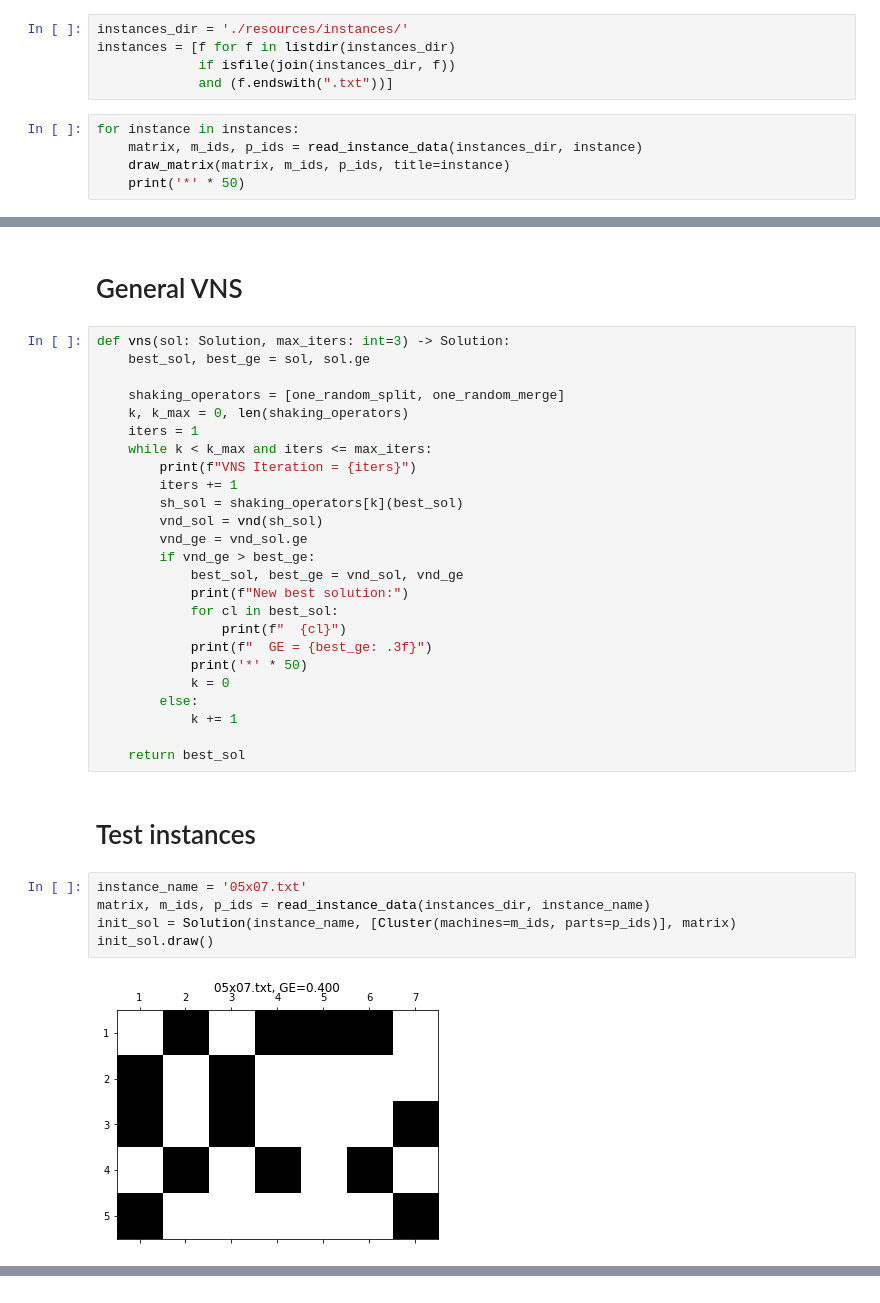
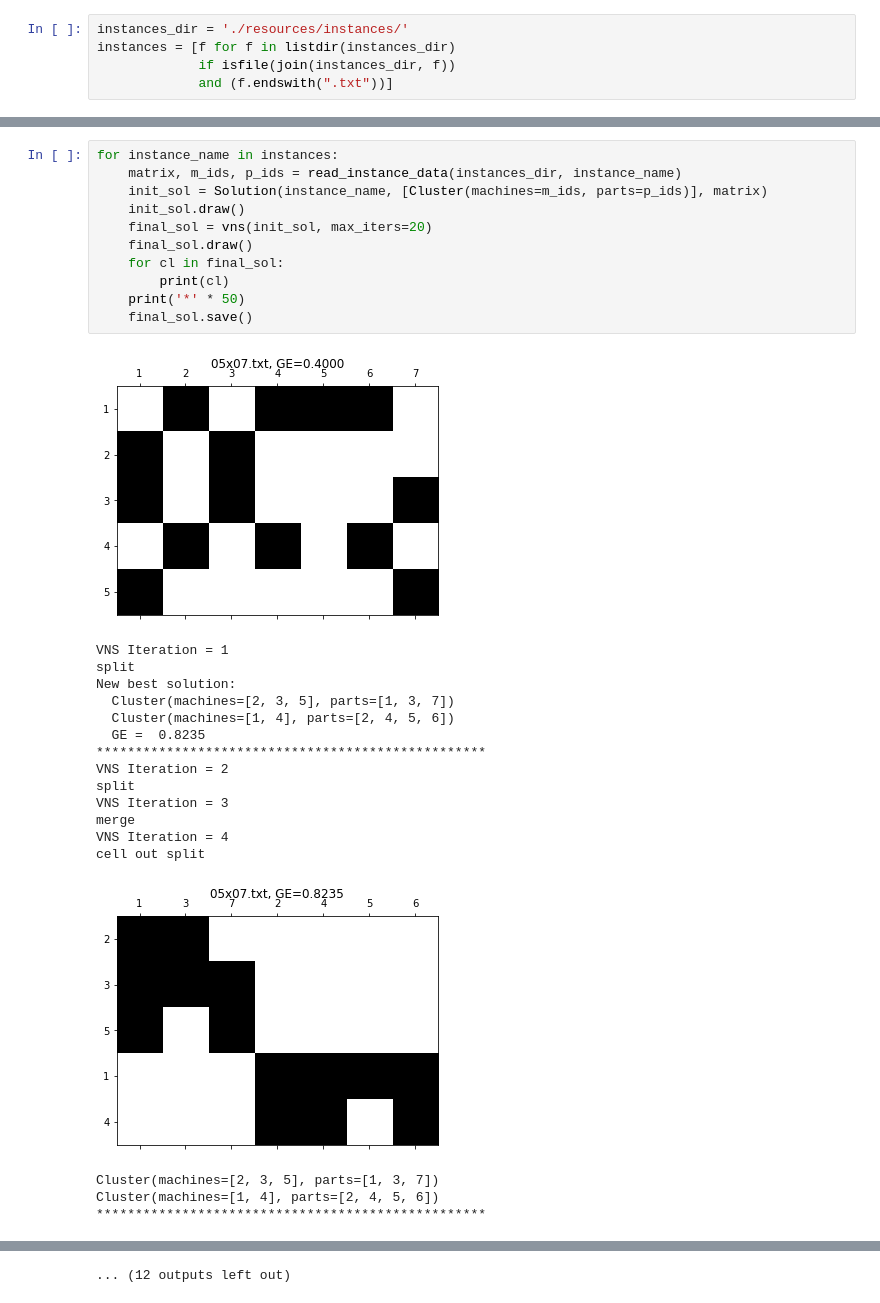
Before and after one commit to zaktan8/optimization_problems, a Jupyter notebook: 2_VNS_for_CFP/VNS.ipynb, the cells around one changed output, grey strips where cells are left out. Saved outputs shown, nothing was run; the diff lists cells and outputs as text.

```diff
--- a/2_VNS_for_CFP/VNS.ipynb
+++ b/2_VNS_for_CFP/VNS.ipynb
@@ -52,8 +295,3 @@ instances_dir = './resources/instances/'
 instances = [f for f in listdir(instances_dir)
              if isfile(join(instances_dir, f))
              and (f.endswith(".txt"))]
-# %%
-for instance in instances:
-    matrix, m_ids, p_ids = read_instance_data(instances_dir, instance)
-    draw_matrix(matrix, m_ids, p_ids, title=instance)
-    print('*' * 50)
@@ -303,36 +298,30 @@ def vnd(sol: Solution) -> Solution:
-# %% [markdown]
-# General VNS
-# %%
-def vns(sol: Solution, max_iters: int=3) -> Solution:
-    best_sol, best_ge = sol, sol.ge
-
-    shaking_operators = [one_random_split, one_random_merge]
-    k, k_max = 0, len(shaking_operators)
-    iters = 1
-    while k < k_max and iters <= max_iters:
-        print(f"VNS Iteration = {iters}")
-        iters += 1
-        sh_sol = shaking_operators[k](best_sol)
-        vnd_sol = vnd(sh_sol)
-        vnd_ge = vnd_sol.ge
-        if vnd_ge > best_ge:
-            best_sol, best_ge = vnd_sol, vnd_ge
-            print(f"New best solution:")
-            for cl in best_sol:
-                print(f"  {cl}")
-            print(f"  GE = {best_ge: .3f}")
-            print('*' * 50)
-            k = 0
-        else:
-            k += 1
-
-    return best_sol
-# %% [markdown]
-# Test instances
 # %%
-instance_name = '05x07.txt'
-matrix, m_ids, p_ids = read_instance_data(instances_dir, instance_name)
-init_sol = Solution(instance_name, [Cluster(machines=m_ids, parts=p_ids)], matrix)
-init_sol.draw()
+for instance_name in instances:
+    matrix, m_ids, p_ids = read_instance_data(instances_dir, instance_name)
+    init_sol = Solution(instance_name, [Cluster(machines=m_ids, parts=p_ids)], matrix)
+    init_sol.draw()
+    final_sol = vns(init_sol, max_iters=20)
+    final_sol.draw()
+    for cl in final_sol:
+        print(cl)
+    print('*' * 50)
+    final_sol.save()
 # %% [output]
-[figure, old version]
+[figure, new version]
+VNS Iteration = 1
+split
+New best solution:
+  Cluster(machines=[2, 3, 5], parts=[1, 3, 7])
+  Cluster(machines=[1, 4], parts=[2, 4, 5, 6])
+  GE =  0.8235
+**************************************************
+VNS Iteration = 2
+split
+VNS Iteration = 3
+merge
+VNS Iteration = 4
+cell out split
+[figure, added]
+Cluster(machines=[2, 3, 5], parts=[1, 3, 7])
+Cluster(machines=[1, 4], parts=[2, 4, 5, 6])
+**************************************************
@@ -338,0 +380 @@ init_sol.draw()
+... (12 outputs left out)
```
Also changed, not shown: parts of 34 cells of this notebook, 6 other files.
